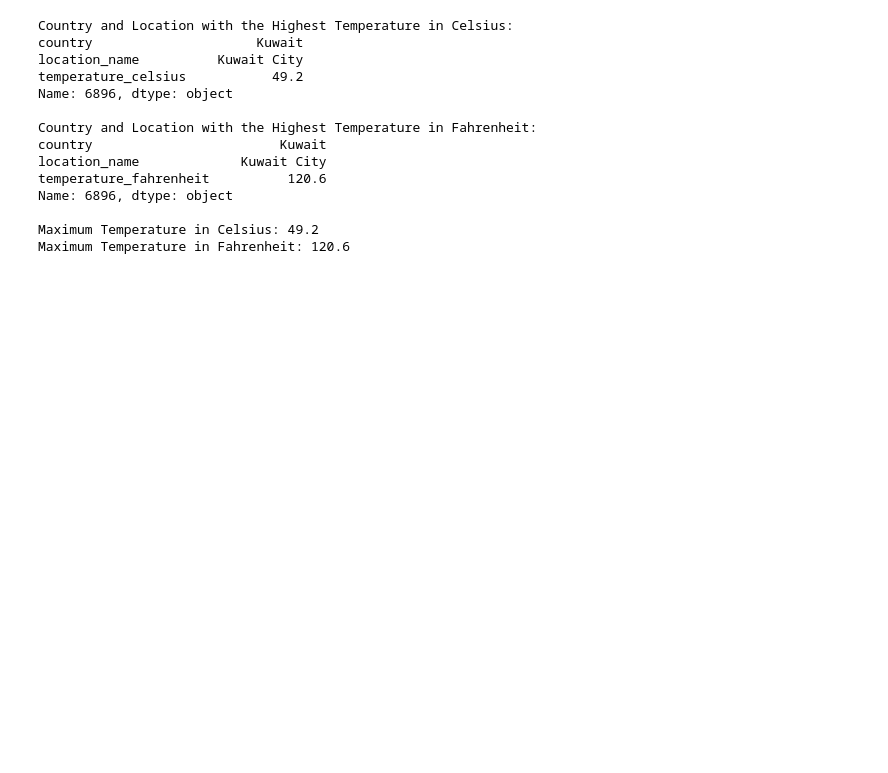
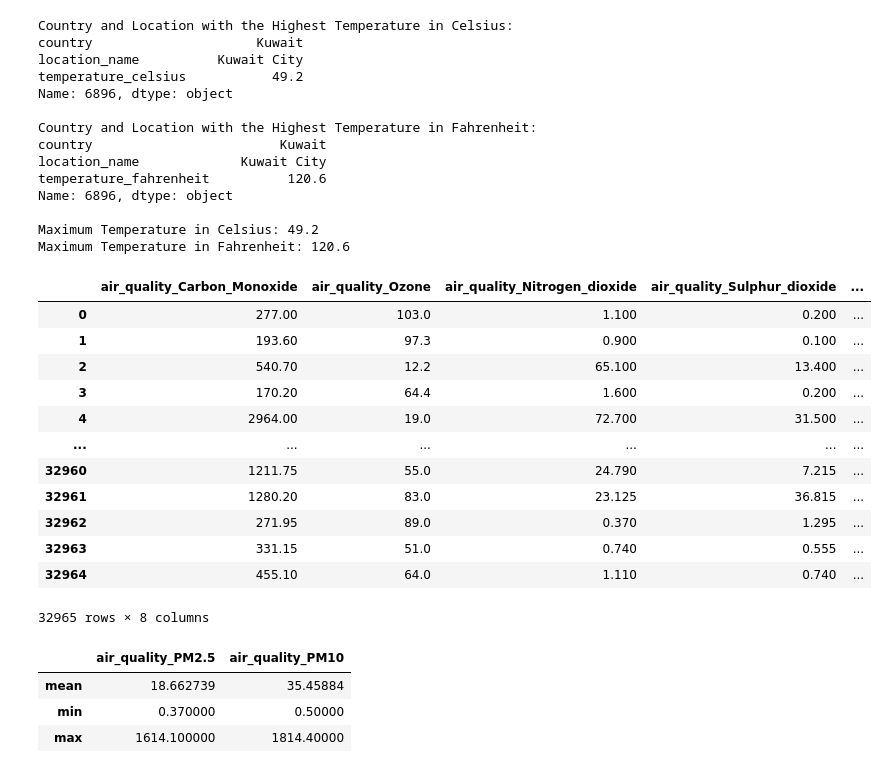
Before and after one commit to denizyennerr/DS-Weather-EDA, a Jupyter notebook: EDA_Visualisations.ipynb, the cells around one changed output. Cells and saved outputs as stored; diff of their text form; code cells hidden in the pictures; blank space fills up the shorter version.

Commit message:
Air quality and atmosphere
I aggregated, merged, sorted, etc. data about PM2.5, PM10, temperature, and uv index.

```diff
--- a/EDA_Visualisations.ipynb
+++ b/EDA_Visualisations.ipynb
@@ -195,3 +195,28 @@ Name: 6896, dtype: object
 
 Maximum Temperature in Celsius: 49.2
 Maximum Temperature in Fahrenheit: 120.6
+# %%
+#Display only columns about air quality
+air_data = df[[c for c in df.columns if 'air' in c]]
+# %% [output]
+|  | air_quality_Carbon_Monoxide | air_quality_Ozone | air_quality_Nitrogen_dioxide | air_quality_Sulphur_dioxide | ... |
+| 0 | 277.00 | 103.0 | 1.100 | 0.200 | ... |
+| 1 | 193.60 | 97.3 | 0.900 | 0.100 | ... |
+| 2 | 540.70 | 12.2 | 65.100 | 13.400 | ... |
+| 3 | 170.20 | 64.4 | 1.600 | 0.200 | ... |
+| 4 | 2964.00 | 19.0 | 72.700 | 31.500 | ... |
+| ... | ... | ... | ... | ... | ... |
+| 32960 | 1211.75 | 55.0 | 24.790 | 7.215 | ... |
+| 32961 | 1280.20 | 83.0 | 23.125 | 36.815 | ... |
+| 32962 | 271.95 | 89.0 | 0.370 | 1.295 | ... |
+| 32963 | 331.15 | 51.0 | 0.740 | 0.555 | ... |
+| 32964 | 455.10 | 64.0 | 1.110 | 0.740 | ... |
+32965 rows × 8 columns
+# %%
+#Min, max, and mean of air quality PM2.5 and PM10 columns
+df[['air_quality_PM2.5','air_quality_PM10']].agg(['mean','min','max'])
+# %% [output]
+|  | air_quality_PM2.5 | air_quality_PM10 |
+| mean | 18.662739 | 35.45884 |
+| min | 0.370000 | 0.50000 |
+| max | 1614.100000 | 1814.40000 |
```
Also changed, not shown: parts of 4 cells of this notebook.
